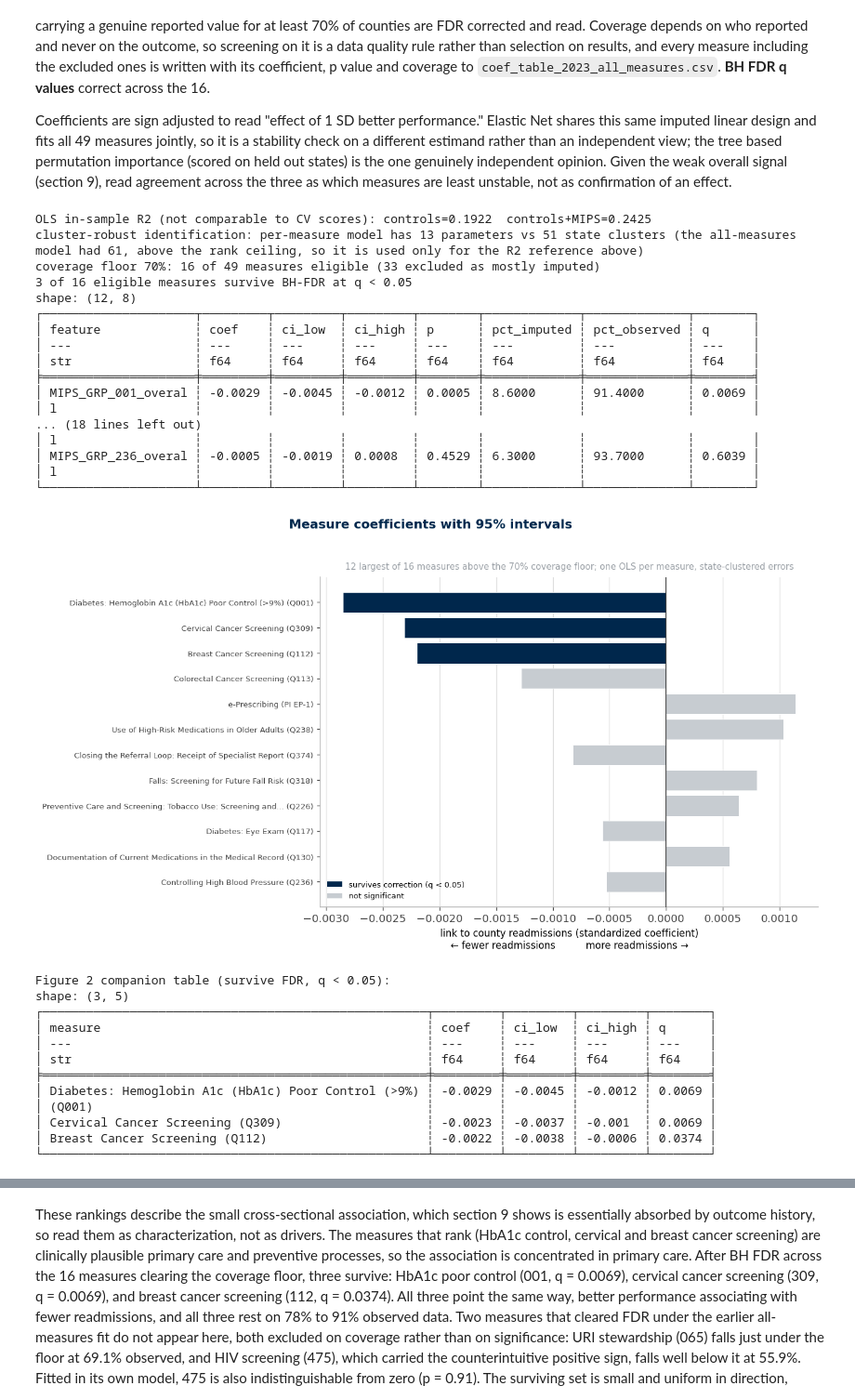
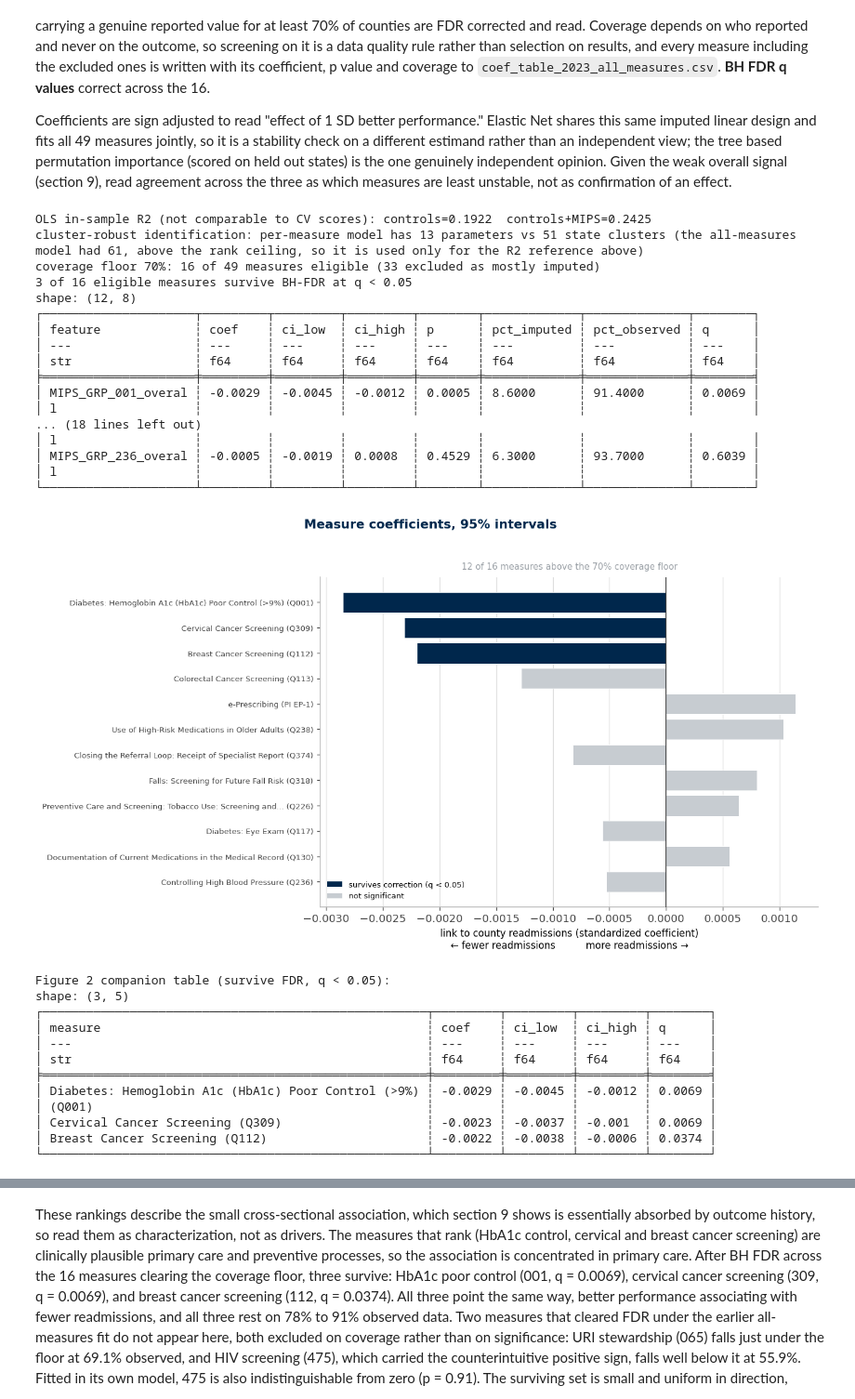
Before and after one commit to memckay/mads-capstone, a Jupyter notebook: notebooks/04_supervised_learning.ipynb, the cells around one changed output, grey strips where cells are left out. Shown at 93% size. Saved outputs shown, nothing was run; the diff lists cells and outputs as text; code cells hidden in the pictures.

```diff
--- a/notebooks/04_supervised_learning.ipynb
+++ b/notebooks/04_supervised_learning.ipynb
@@ -1020,9 +1020,9 @@ ax.axvline(0, color="#333333", linewidth=1, zorder=4)
 ax.set_yticks(ypos, ylabels, fontsize=8)
 ax.set_xlabel("link to county readmissions (standardized coefficient)\n"
               "← fewer readmissions          more readmissions →", fontsize=10)
-ax.set_title(f"{top.height} largest of {coef_tbl.height} measures above the {COVERAGE_FLOOR:.0f}% coverage floor; one OLS per measure, state-clustered errors",
+ax.set_title(f"{top.height} of {coef_tbl.height} measures above the {COVERAGE_FLOOR:.0f}% coverage floor",
              fontsize=9, fontweight="normal", color=GRAY, pad=8)
-fig.suptitle("Measure coefficients with 95% intervals",
+fig.suptitle("Measure coefficients, 95% intervals",
              fontsize=13, fontweight="bold", color=BLUE, y=0.98)
 ax.legend(handles=[Patch(facecolor=BLUE, label="survives correction (q < 0.05)"),
                    Patch(facecolor="#c7ccd1", label="not significant")],
@@ -1038,34 +1038,34 @@ fig2_table = (
     coef_tbl.filter(pl.col("q") < 0.05)
     .select(
         pl.col("feature").map_elements(measure_label, return_dtype=pl.String).alias("measure"),
         pl.col("coef").round(4).alias("coef"),
         pl.col("ci_low").round(4).alias("ci_low"),
         pl.col("ci_high").round(4).alias("ci_high"),
         pl.col("q").round(4).alias("q"),
     )
 )
 print("Figure 2 companion table (survive FDR, q < 0.05):")
 with pl.Config(fmt_str_lengths=90, tbl_rows=12):
     print(fig2_table)
 # %% [output]
 OLS in-sample R2 (not comparable to CV scores): controls=0.1922  controls+MIPS=0.2425
 cluster-robust identification: per-measure model has 13 parameters vs 51 state clusters (the all-measures model had 61, above the rank ceiling, so it is used only for the R2 reference above)
 coverage floor 70%: 16 of 49 measures eligible (33 excluded as mostly imputed)
 3 of 16 eligible measures survive BH-FDR at q < 0.05
 shape: (12, 8)
 ┌─────────────────────┬─────────┬─────────┬─────────┬────────┬─────────────┬──────────────┬────────┐
 │ feature             ┆ coef    ┆ ci_low  ┆ ci_high ┆ p      ┆ pct_imputed ┆ pct_observed ┆ q      │
 │ ---                 ┆ ---     ┆ ---     ┆ ---     ┆ ---    ┆ ---         ┆ ---          ┆ ---    │
 │ str                 ┆ f64     ┆ f64     ┆ f64     ┆ f64    ┆ f64         ┆ f64          ┆ f64    │
 ╞═════════════════════╪═════════╪═════════╪═════════╪════════╪═════════════╪══════════════╪════════╡
 │ MIPS_GRP_001_overal ┆ -0.0029 ┆ -0.0045 ┆ -0.0012 ┆ 0.0005 ┆ 8.6000      ┆ 91.4000      ┆ 0.0069 │
 │ l                   ┆         ┆         ┆         ┆        ┆             ┆              ┆        │
 ... (18 lines left out)
 │ l                   ┆         ┆         ┆         ┆        ┆             ┆              ┆        │
 │ MIPS_GRP_236_overal ┆ -0.0005 ┆ -0.0019 ┆ 0.0008  ┆ 0.4529 ┆ 6.3000      ┆ 93.7000      ┆ 0.6039 │
 │ l                   ┆         ┆         ┆         ┆        ┆             ┆              ┆        │
 └─────────────────────┴─────────┴─────────┴─────────┴────────┴─────────────┴──────────────┴────────┘
-[figure, old version]
+[figure, new version]
 Figure 2 companion table (survive FDR, q < 0.05):
 shape: (3, 5)
 ┌─────────────────────────────────────────────────────┬─────────┬─────────┬─────────┬────────┐
```
Also changed, not shown: parts of 3 cells of this notebook, 10 other files.
